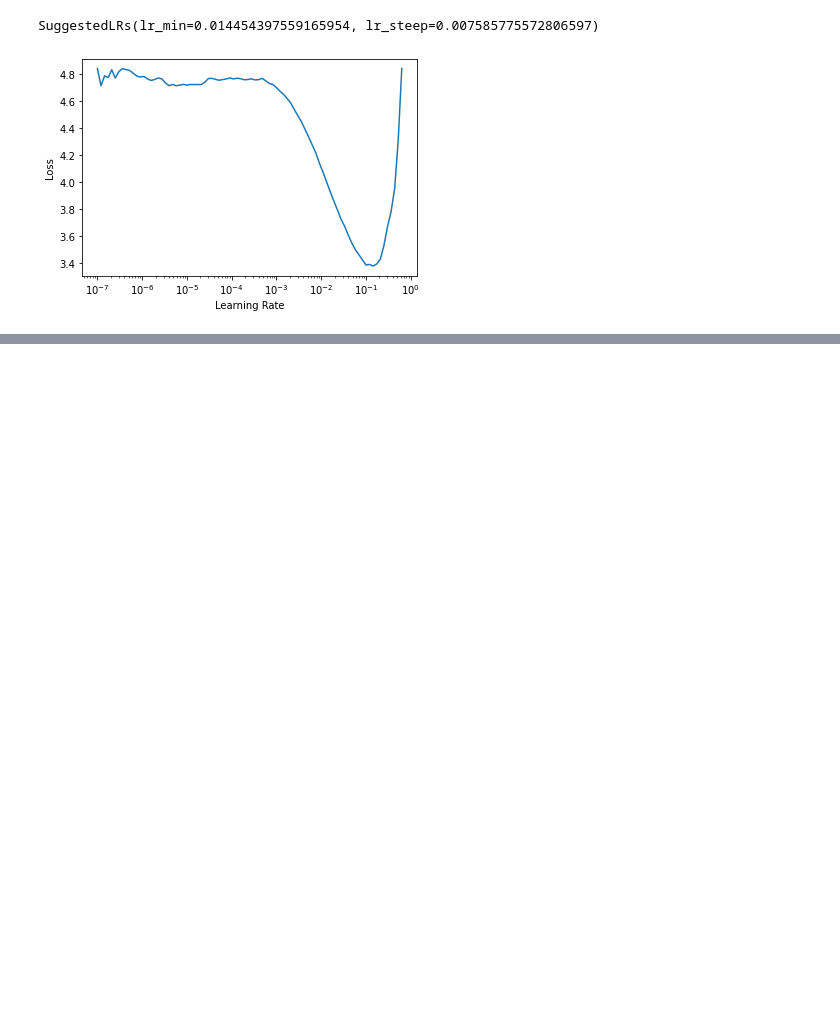
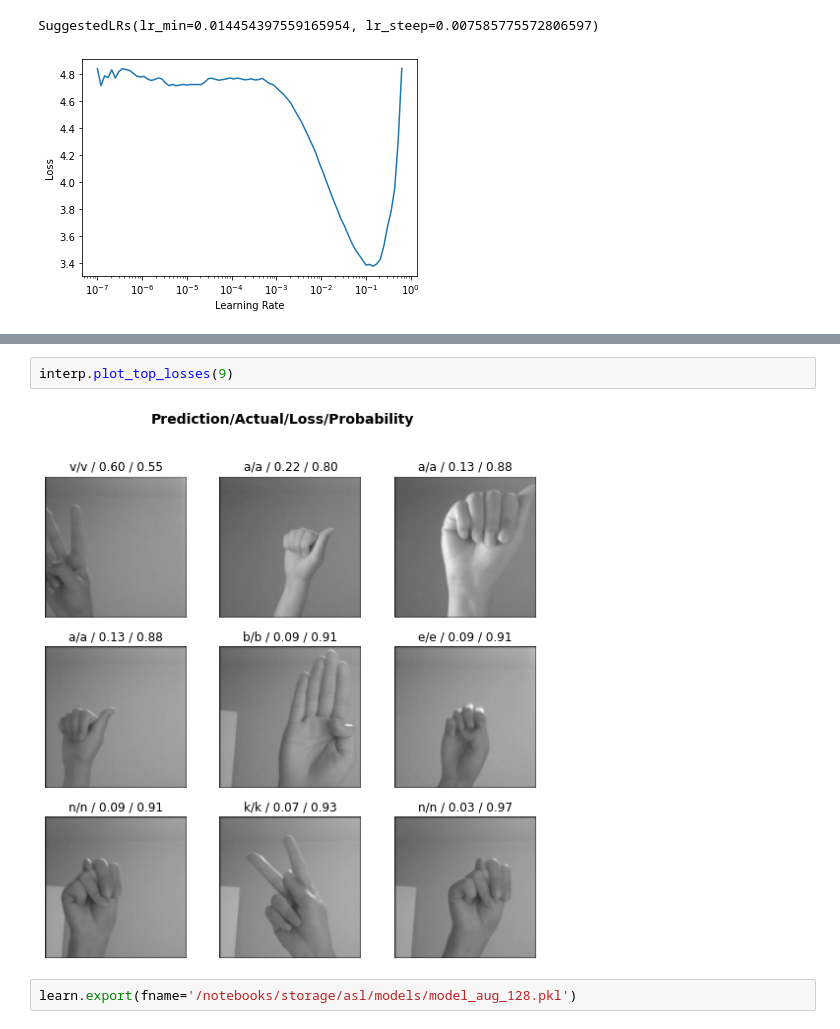
Before and after one commit to gracekang2/asl-alphabet-classifier, a Jupyter notebook: train_model.ipynb, the cells around one changed output, grey strips where cells are left out. Saved outputs shown, nothing was run; the diff lists cells and outputs as text; blank space fills up the shorter version.

```diff
--- a/train_model.ipynb
+++ b/train_model.ipynb
@@ -109,0 +120,6 @@ learn.fine_tune(2, 7e-3)
+# %%
+interp.plot_top_losses(9)
+# %% [output]
+[figure, added]
+# %%
+learn.export(fname='/notebooks/storage/asl/models/model_aug_128.pkl')
```
Also changed, not shown: parts of 16 cells of this notebook, 8 other files.
